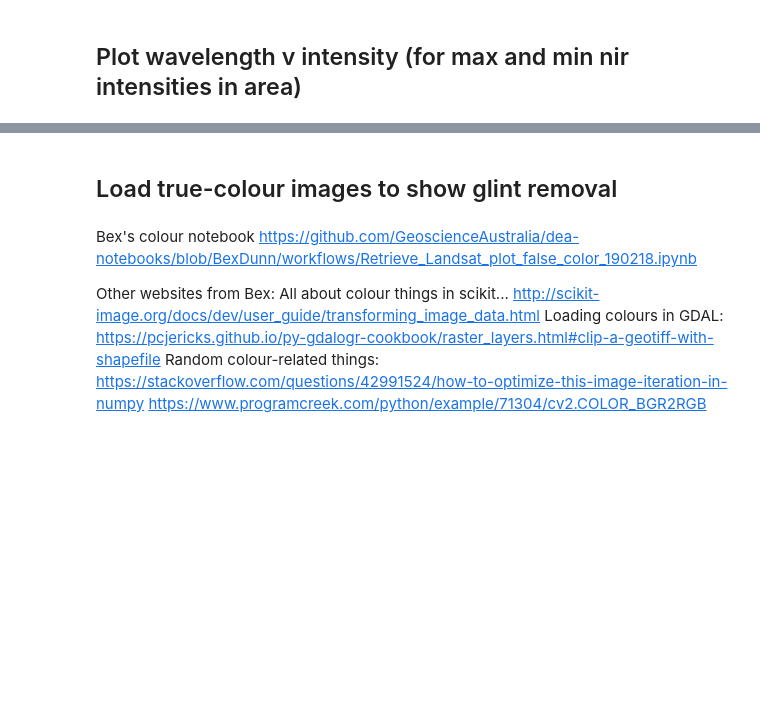
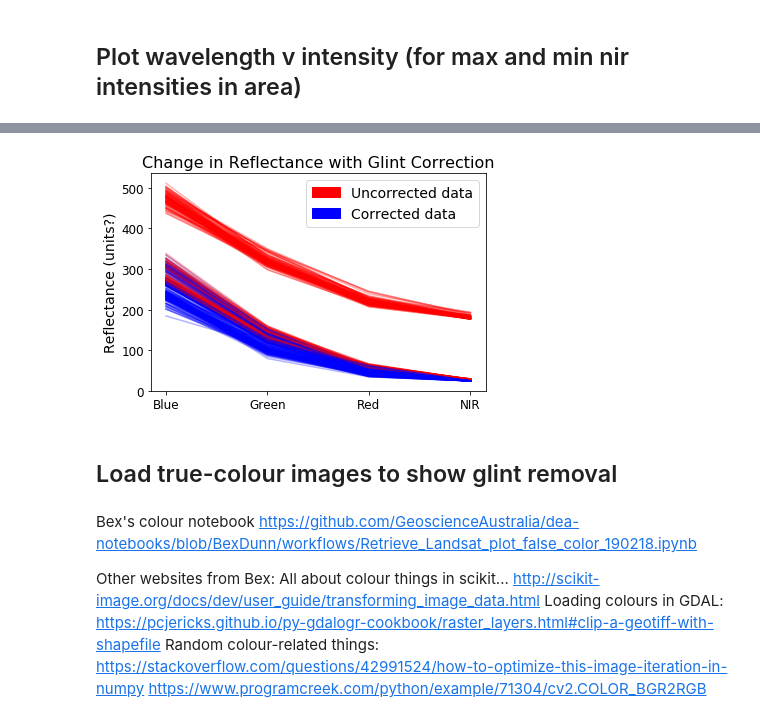
Before and after one commit to taslandcover/dea-notebooks, a Jupyter notebook: Glint/Sun_glint_correction_v2.ipynb, the cells around one changed output, grey strips where cells are left out. Saved outputs shown, nothing was run; the diff lists cells and outputs as text; code cells hidden in the pictures; blank space fills up the shorter version.

```diff
--- a/Glint/Sun_glint_correction_v2.ipynb
+++ b/Glint/Sun_glint_correction_v2.ipynb
@@ -703,0 +649,87 @@ for i in range (200):
+# %%
+# Take the uncorrected data, and sepeartely the corrected data, and create an array for each, where each band and degree of
+# glint values are stacked into 1D arrays and then transposed to create a 2D array.
+
+############################
+# Uncorrected deep-sea data:
+############################
+all_uncorr = np.transpose(np.vstack((blue_deep, green_deep, red_deep, nir_deep, nir_deep)))
+
+##########################
+# Corrected deep-sea data:
+##########################
+
+# Define a function that creates a 1D (stacked) array of reflectance data for one band in one subplot (this function is
+# the same as deep_ocean_data, except we do not need to specify time=image)
+def deep_ocean_data_corr(array,a):
+    """function for doing an thing
+    a = minimun x value for subplot, b = minimum y value for subplot """
+    return ((array.isel(x=slice((int (a[0]*pixels_in_x)),(int ((a[0] + 0.2)*pixels_in_x))),
+                                y=slice(int (a[1]*pixels_in_y),(int ((a[1] + 0.2)*pixels_in_y))))))
+
+# List the bands of interest (these are the arrays containing the data)
+bands_corr = [nir_corr, red_corr, green_corr, blue_corr]
+
+# Loop through the deep_ocean_data function for each specified subplot and create a list of arrays with data for
+# each band in each subplot
+all_corr_deep_ocean_data = []
+for i in bands_corr:
+    for j in subplot_locations:
+        x = deep_ocean_data_corr(i,j)
+        all_corr_deep_ocean_data.append(x)
+
+#Create a function to join all data from all_deep_ocean_data for the same band into a single list
+def final_corr_list(a):
+    joined = []
+    for i in a:
+        x = reduce_list_to_one_d(np.asarray(all_corr_deep_ocean_data[i-1:i]))
+        joined.append(x)
+    only_deep = list(itertools.chain.from_iterable(joined))
+    return (only_deep)
+
+# Generate lists for all corrected data for the deep-sea areas only
+nir_corr_deep = np.asarray(final_corr_list(nir_list))
+red_corr_deep = np.asarray(final_corr_list(red_list))
+blue_corr_deep = np.asarray(final_corr_list(blue_list))
+green_corr_deep = np.asarray(final_corr_list(green_list))
+
+# Create a dataset of the corrected deep-sea data
+all_corr = np.transpose(np.vstack((blue_corr_deep, green_corr_deep, red_corr_deep, nir_corr_deep, nir_deep)))
+all_corr
+
+###############################
+# Manipulate data for plotting
+###############################
+
+# Order the rows of the two matricies from min-max degree_of_glint
+all_uncorr_ordered = all_uncorr[all_uncorr[:,4].argsort()]
+all_corr_ordered = all_corr[all_corr[:,4].argsort()]
+
+# Check that the ordering has worked by finding the max nir value in all_corr and seeing what thr rgb values are for
+# that pixel
+all_corr[np.where(all_corr[:,4] == all_corr[:,4].max())]
+
+# Take only to values for the pixels with the lowest 100 and the highest 100 nir_deep values for all_uncorr and all_corr
+minmax_uncorr = np.vstack(((all_uncorr_ordered[:100,:4]),(all_uncorr_ordered[-100:,:4])))
+minmax_corr = np.vstack(((all_corr_ordered[:100,:4]),(all_corr_ordered[-100:,:4])))
+
+###################################################################################
+# Plot the highest and lowest uncorrected data (red) and the corrected data (blue)
+###################################################################################
+
+# Create a horizontal 1D array for the Landsat bands
+x_axis = np.array([0,1,2,3])
+labels = ['Blue','Green','Red','NIR']
+
+# Loop through the pixels with the 100 highest and 100 lowest nir_deep values
+plt.xticks(x_axis, labels, fontsize = 12)
+plt.yticks(fontsize = 12)
+for i in range (200):
+    plt.plot(x_axis, (np.transpose(minmax_corr))[:,i], color = 'blue', alpha = 0.3)
+    plt.plot(x_axis, (np.transpose(minmax_uncorr))[:,i], color = 'red', alpha = 0.3)
+plt.title('Change in Reflectance with Glint Correction', fontsize = 16)
+red_patch = mpatches.Patch(color='red', label='Uncorrected data')
+blue_patch = mpatches.Patch(color='blue', label='Corrected data')
+plt.legend(handles=[red_patch, blue_patch], fontsize = 14)
+plt.ylabel('Reflectance (units?)', fontsize = 14)
+# %% [output]
@@ -704,3 +737,4 @@ for i in range (200):
+[figure, added]
 # %% [markdown]
 ## Load true-colour images to show glint removal
 # %% [markdown]
```
Also changed, not shown: parts of 11 cells of this notebook.
